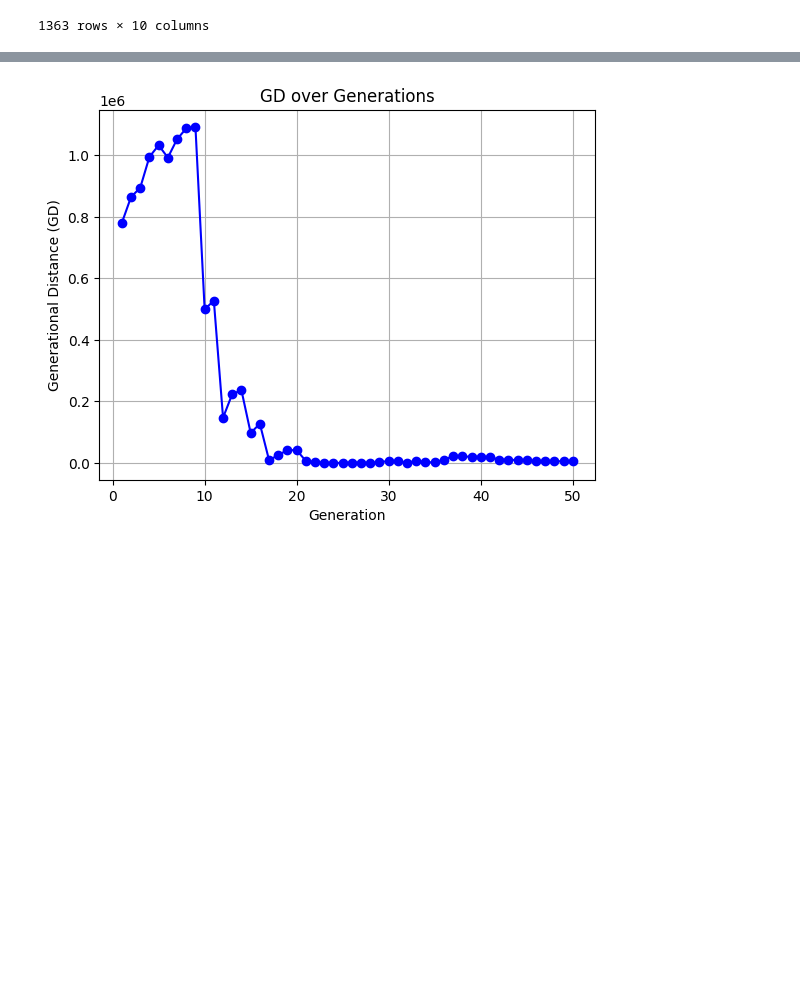
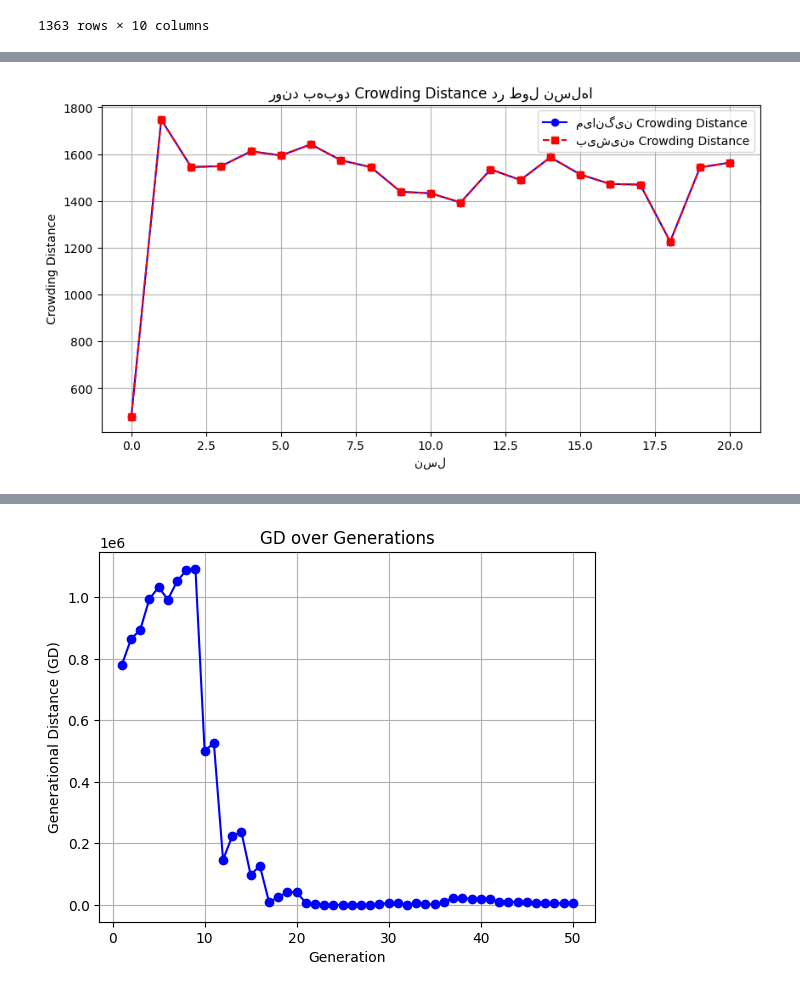
Before and after one commit to hosngholami/RecommenderSystem, a Jupyter notebook: RecommenderSystem.ipynb, the cells around one changed output, grey strips where cells are left out. Drawn from its saved outputs; the diff is of its cells as text; code cells hidden in the pictures; blank space fills up the shorter version.

```diff
--- a/RecommenderSystem.ipynb
+++ b/RecommenderSystem.ipynb
@@ -1076 +1081,16 @@ n_gen  |  n_eval  | n_nds  |      eps      |   indicator
 ... (30 outputs left out)
+# %%
+mean_cd = [np.mean(cd[np.isfinite(cd)]) for cd in GeneticAlgorithmConfig.cd]
+max_cd = [np.max(cd[np.isfinite(cd)]) for cd in GeneticAlgorithmConfig.cd]
+
+plt.figure(figsize=(10, 5))
+plt.plot(range(len(mean_cd)), mean_cd, label="میانگین Crowding Distance", marker="o", color="blue")
+plt.plot(range(len(max_cd)), max_cd, label="بیشینه Crowding Distance", marker="s", color="red", linestyle="dashed")
+plt.xlabel("نسل")
+plt.ylabel("Crowding Distance")
+plt.title("روند بهبود Crowding Distance در طول نسل‌ها")
+plt.legend()
+plt.grid()
+plt.show()
+# %% [output]
+[figure, added]
```
Also changed, not shown: parts of 5 cells of this notebook.
